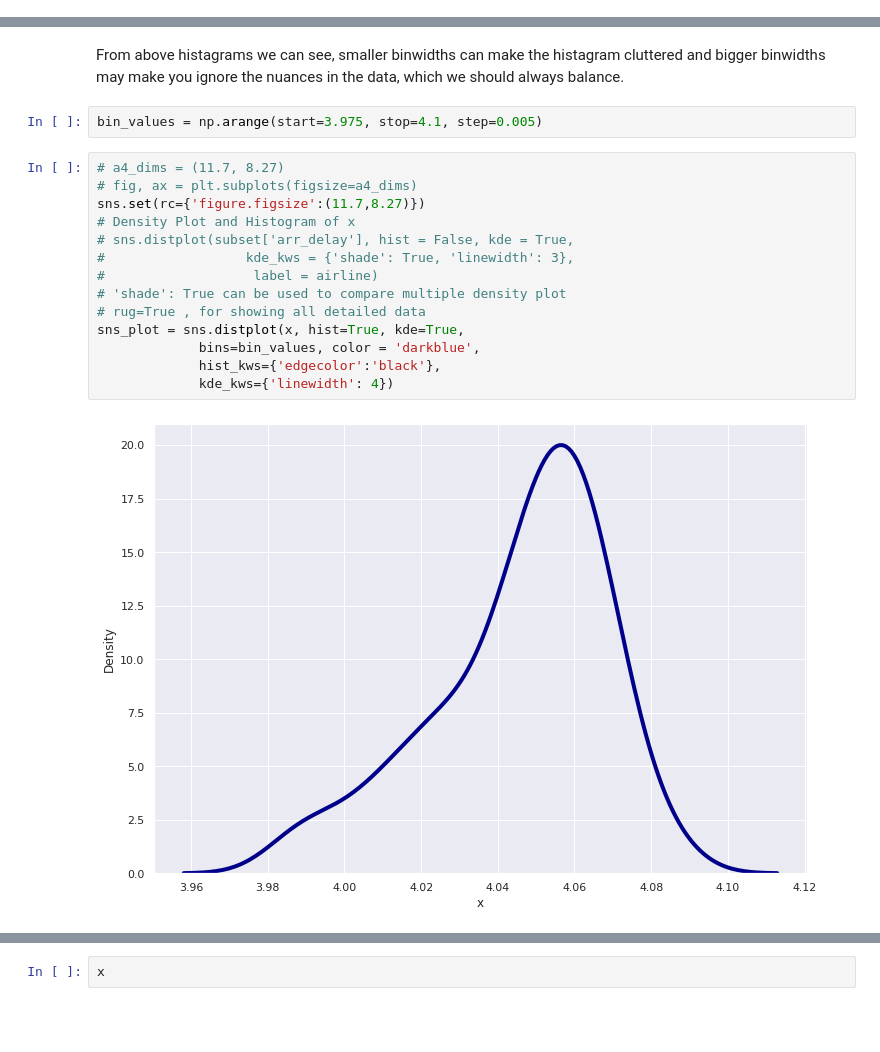
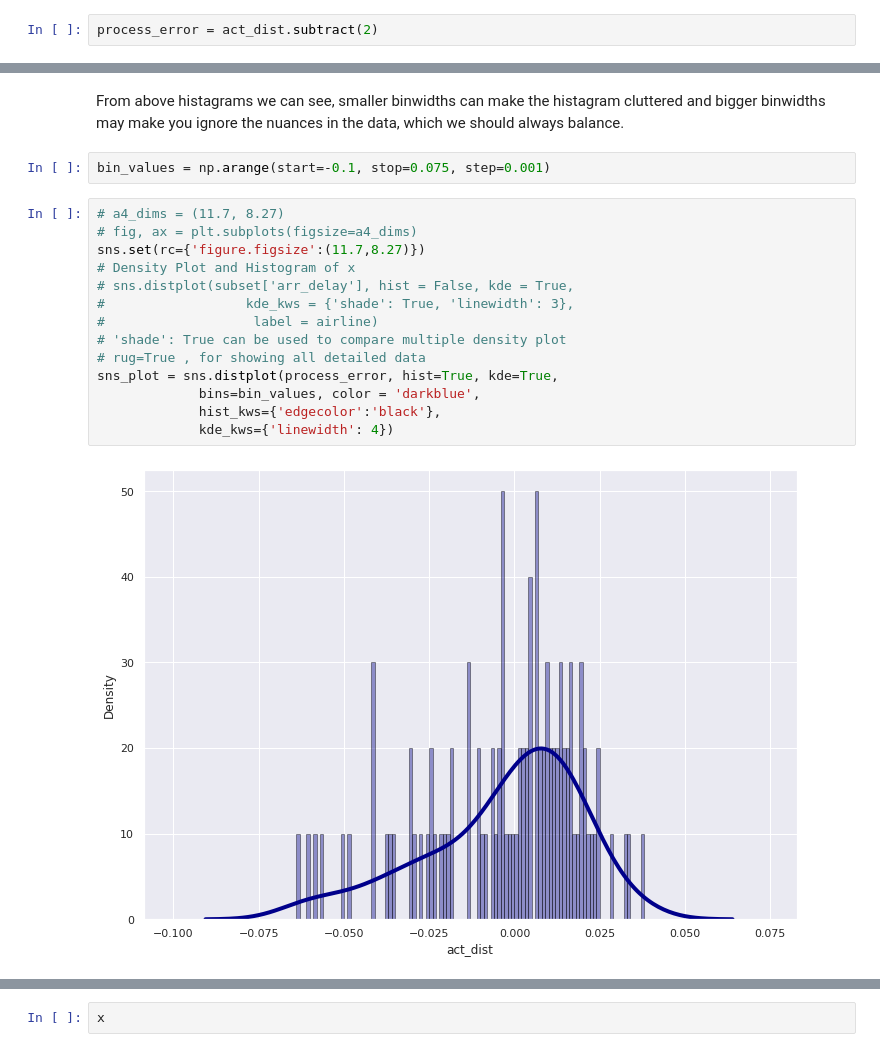
Before and after one commit to 850075610/sensor-fusion, a Jupyter notebook: data/process error/process_error.ipynb, the cells around one changed output, grey strips where cells are left out. Saved outputs shown, nothing was run; the diff lists cells and outputs as text; blank space fills up the shorter version.

```diff
--- a/data/process error/process_error.ipynb
+++ b/data/process error/process_error.ipynb
@@ -14,0 +36,2 @@ l = len(y)
+# %%
+process_error = act_dist.subtract(2)
@@ -131,20 +182,20 @@ plt.show()
 # %% [markdown]
 From above histagrams we can see, smaller binwidths can make the histagram cluttered and bigger binwidths may make you ignore the nuances in the data, which we should always balance.
 # %%
-bin_values = np.arange(start=3.975, stop=4.1, step=0.005)
+bin_values = np.arange(start=-0.1, stop=0.075, step=0.001)
 # %%
 # a4_dims = (11.7, 8.27)
 # fig, ax = plt.subplots(figsize=a4_dims)
 sns.set(rc={'figure.figsize':(11.7,8.27)})
 # Density Plot and Histogram of x
 # sns.distplot(subset['arr_delay'], hist = False, kde = True,
 #                  kde_kws = {'shade': True, 'linewidth': 3},
 #                   label = airline)
 # 'shade': True can be used to compare multiple density plot
 # rug=True , for showing all detailed data
-sns_plot = sns.distplot(x, hist=True, kde=True,
+sns_plot = sns.distplot(process_error, hist=True, kde=True,
              bins=bin_values, color = 'darkblue',
              hist_kws={'edgecolor':'black'},
              kde_kws={'linewidth': 4})
 # %% [output]
-[figure, old version]
+[figure, new version]
```
Also changed, not shown: parts of 34 cells of this notebook, 31 other files.
